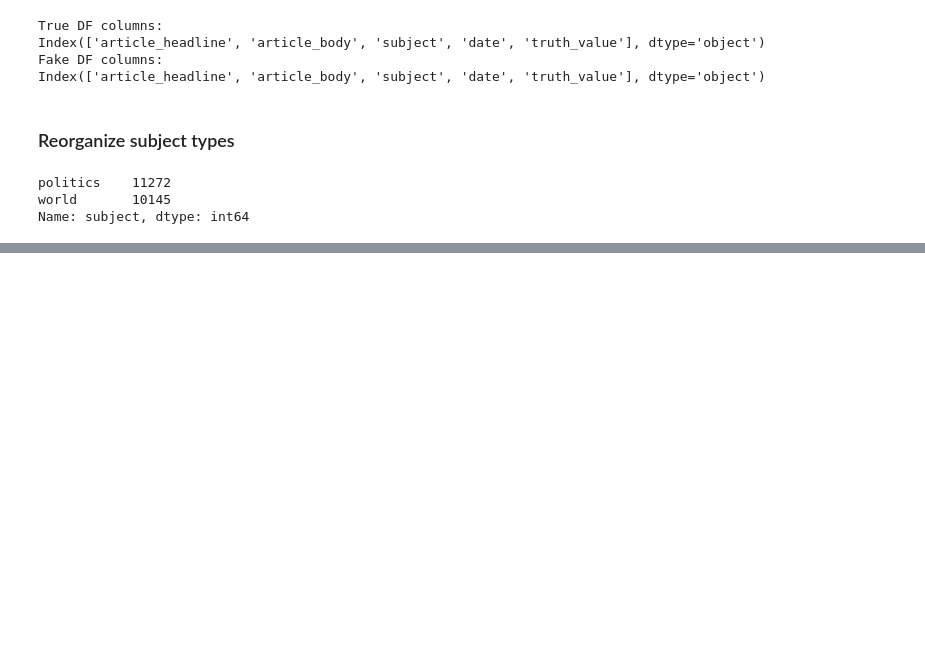
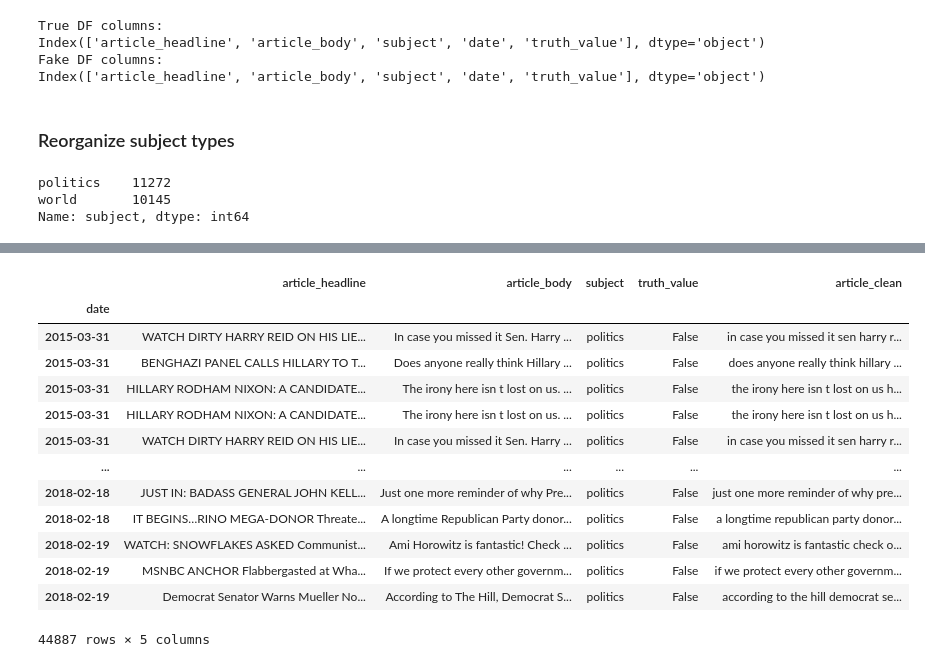
Before and after one commit to tarrencen/post_codeup_projs, a Jupyter notebook: explore.ipynb, the cells around one changed output, grey strips where cells are left out. Cells and saved outputs as stored; diff of their text form; code cells hidden in the pictures; blank space fills up the shorter version.

```diff
--- a/explore.ipynb
+++ b/explore.ipynb
@@ -166,0 +247,5 @@ Name: article_body, Length: 21417, dtype: object
+# %%
+df = pd.concat([true_df, fake_df], axis=0)
+
+df.info()
+df.head()
@@ -166,0 +277,3 @@ Name: article_body, Length: 21417, dtype: object
+# %%
+df = df.drop(labels= [18933])
+df.info()
@@ -166,0 +294,6 @@ Name: article_body, Length: 21417, dtype: object
+# %%
+df.date = pd.to_datetime(df.date)
+df = df.set_index(df.date)
+
+df.info()
+df.head()
@@ -166,0 +321,5 @@ Name: article_body, Length: 21417, dtype: object
+# %%
+df = df.sort_index(ascending=True)
+
+df.info()
+df.tail()
@@ -166,0 +347,19 @@ Name: article_body, Length: 21417, dtype: object
+# %%
+df = df.drop(columns= ['date'])
+#df.reset_index(inplace=True)
+df
+# %% [output]
+|  | article_headline | article_body | subject | truth_value | article_clean |
+| date |  |  |  |  |  |
+| 2015-03-31 | WATCH DIRTY HARRY REID ON HIS LIE... | In case you missed it Sen. Harry ... | politics | False | in case you missed it sen harry r... |
+| 2015-03-31 | BENGHAZI PANEL CALLS HILLARY TO T... | Does anyone really think Hillary ... | politics | False | does anyone really think hillary ... |
+| 2015-03-31 | HILLARY RODHAM NIXON: A CANDIDATE... | The irony here isn t lost on us. ... | politics | False | the irony here isn t lost on us h... |
+| 2015-03-31 | HILLARY RODHAM NIXON: A CANDIDATE... | The irony here isn t lost on us. ... | politics | False | the irony here isn t lost on us h... |
+| 2015-03-31 | WATCH DIRTY HARRY REID ON HIS LIE... | In case you missed it Sen. Harry ... | politics | False | in case you missed it sen harry r... |
+| ... | ... | ... | ... | ... | ... |
+| 2018-02-18 | JUST IN: BADASS GENERAL JOHN KELL... | Just one more reminder of why Pre... | politics | False | just one more reminder of why pre... |
+| 2018-02-18 | IT BEGINS…RINO MEGA-DONOR Threate... | A longtime Republican Party donor... | politics | False | a longtime republican party donor... |
+| 2018-02-19 | WATCH: SNOWFLAKES ASKED Communist... | Ami Horowitz is fantastic! Check ... | politics | False | ami horowitz is fantastic check o... |
+| 2018-02-19 | MSNBC ANCHOR Flabbergasted at Wha... | If we protect every other governm... | politics | False | if we protect every other governm... |
+| 2018-02-19 | Democrat Senator Warns Mueller No... | According to The Hill, Democrat S... | politics | False | according to the hill democrat se... |
+44887 rows × 5 columns
```
Also changed, not shown: parts of 25 cells of this notebook.
